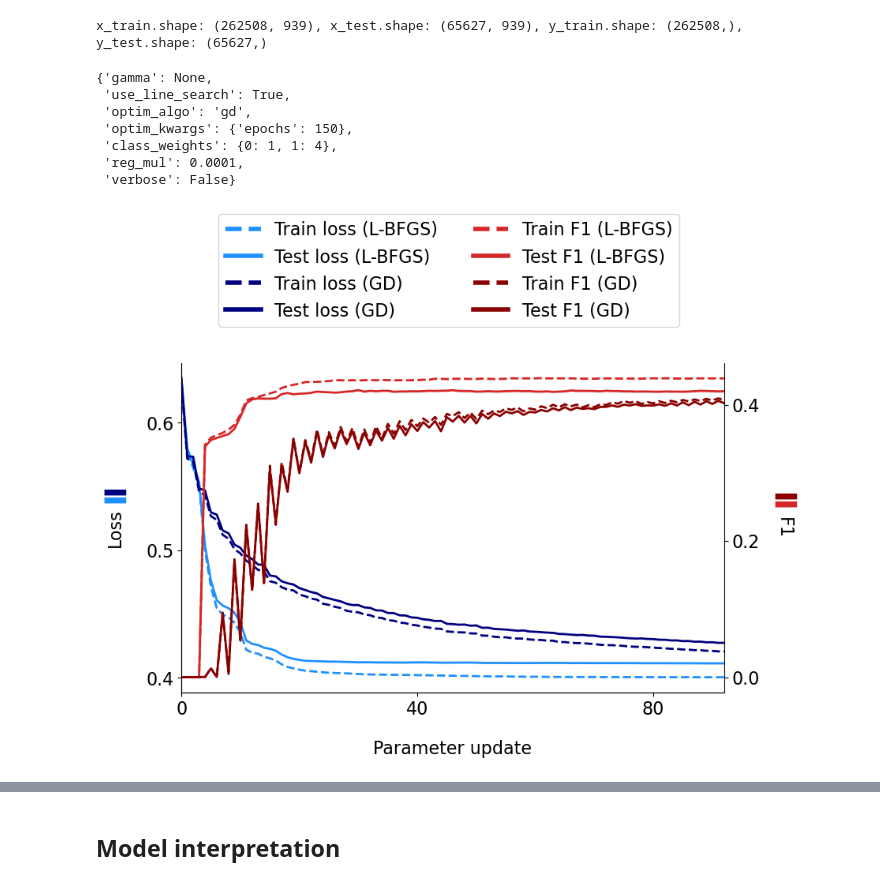
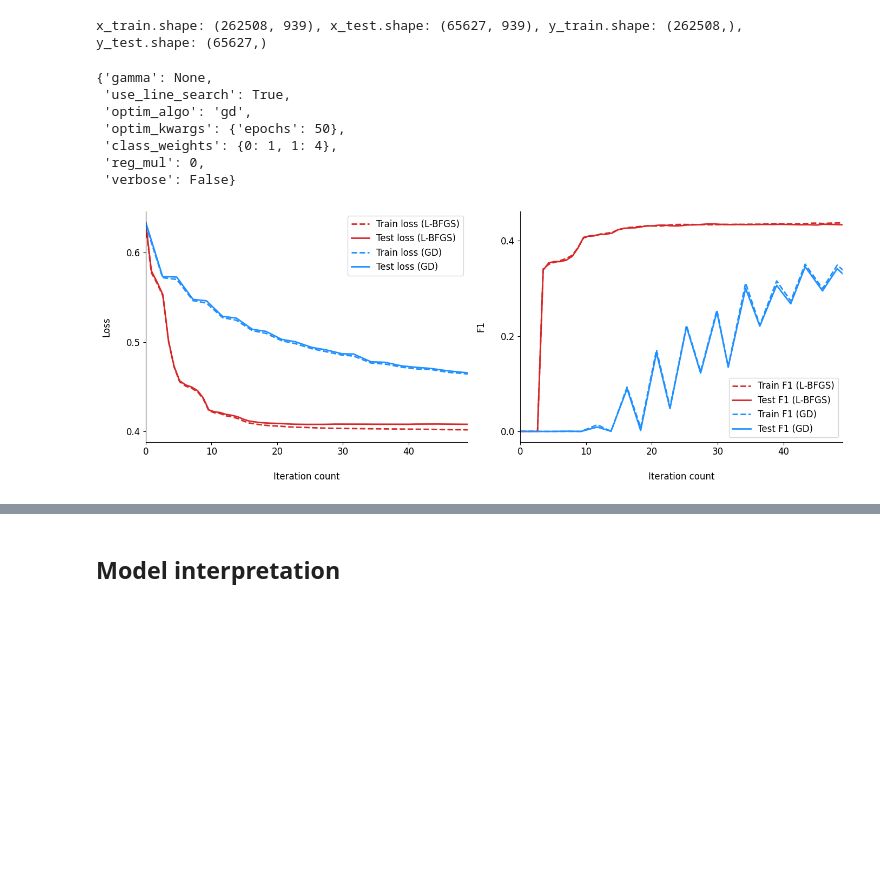
Before and after one commit to CS-433/linden_league_project1, a Jupyter notebook: analysis.ipynb, the cells around one changed output, grey strips where cells are left out. Drawn from its saved outputs; the diff is of its cells as text; code cells hidden in the pictures; blank space fills up the shorter version.

Commit message:
Redesigned plots in analysis notebook.

```diff
--- a/analysis.ipynb
+++ b/analysis.ipynb
@@ -190,7 +251,7 @@ def update_callback(w, x, y, epoch, model, **kwargs):
 ### make a new hyperparams dict
 new_hps = deepcopy(logreg["hyperparams"])
 new_hps["optim_algo"] = "gd"
-new_hps["optim_kwargs"] = {'epochs': 150}
+new_hps["optim_kwargs"] = {'epochs': 50}
 # new_hps["optim_algo"] = "sgd"
 # new_hps["optim_kwargs"] = {'epochs': 3, "batch_size": 256}
 # new_hps["use_line_search"] = False
@@ -200,9 +261,9 @@ new_hps
 {'gamma': None,
  'use_line_search': True,
  'optim_algo': 'gd',
- 'optim_kwargs': {'epochs': 150},
+ 'optim_kwargs': {'epochs': 50},
  'class_weights': {0: 1, 1: 4},
- 'reg_mul': 0.0001,
+ 'reg_mul': 0,
  'verbose': False}
 # %%
 ### train
@@ -215,60 +276,45 @@ model = model.fit(x_train, y_train)
 history_gd = deepcopy(history)
 # history_sgd = deepcopy(history)
 # %%
-### plot
-fontsize = 16
+fontsize = 12
 linewidth = 2
 
-fig, ax1 = plt.subplots(figsize=(9, 5.3))
-ax1.plot(history_lbfgs["train_loss"], color="dodgerblue", linestyle="--", label="Train loss (L-BFGS)", linewidth=linewidth)
-ax1.plot(history_lbfgs["test_loss"], color="dodgerblue", label="Test loss (L-BFGS)", linewidth=linewidth)
-ax1.plot(history_gd["train_loss"], color="navy", linestyle="--", label="Train loss (GD)", linewidth=linewidth)
-ax1.plot(history_gd["test_loss"], color="navy", label="Test loss (GD)", linewidth=linewidth)
-ax1.set_xlabel("Parameter update", fontsize=fontsize, labelpad=20)
+# Create a figure with two subplots side by side
+fig, (ax1, ax2) = plt.subplots(ncols=2, figsize=(14, 5.3))
+
+# Plot 1: Loss
+ax1.plot(history_lbfgs["time_elapsed"], history_lbfgs["train_loss"], color="tab:red", linestyle="--", label="Train loss (L-BFGS)", linewidth=linewidth)
+ax1.plot(history_lbfgs["time_elapsed"], history_lbfgs["test_loss"], color="tab:red", label="Test loss (L-BFGS)", linewidth=linewidth)
+ax1.plot(history_gd["time_elapsed"], history_gd["train_loss"], color="dodgerblue", linestyle="--", label="Train loss (GD)", linewidth=linewidth)
+ax1.plot(history_gd["time_elapsed"], history_gd["test_loss"], color="dodgerblue", label="Test loss (GD)", linewidth=linewidth)
+
+ax1.set_xlabel("Iteration count", fontsize=fontsize, labelpad=20)
 ax1.set_ylabel("Loss", fontsize=fontsize, labelpad=20)
-
-ax2 = ax1.twinx()
-ax2.plot(history_lbfgs["train_f1"], color="tab:red", linestyle="--", label="Train F1 (L-BFGS)", linewidth=linewidth)
-ax2.plot(history_lbfgs["test_f1"], color="tab:red", label="Test F1 (L-BFGS)", linewidth=linewidth)
-ax2.plot(history_gd["train_f1"], color="darkred", linestyle="--", label="Train F1 (GD)", linewidth=linewidth)
-ax2.plot(history_gd["test_f1"], color="darkred", label="Test F1 (GD)", linewidth=linewidth)
-ax2.set_ylabel("F1", fontsize=fontsize, labelpad=30, rotation=270)
-
-### make legend
-lines, labels = ax1.get_legend_handles_labels()
-lines2, labels2 = ax2.get_legend_handles_labels()
-leg = fig.legend(lines + lines2, labels + labels2, loc="upper center", fontsize=fontsize, ncol=2, bbox_to_anchor=(0.5, 1.35))
-for line in leg.get_lines():
-    line.set_linewidth(4.0)
-
-### remove top and right spines
+ax1.legend(loc="upper right", fontsize=fontsize)
 ax1.spines["top"].set_visible(False)
 ax1.spines["right"].set_visible(False)
-ax2.spines["top"].set_visible(False)
-
-### ticks
 ax1.set_yticks([.4, .5, .6])
 ax1.tick_params(axis="both", which="major", labelsize=fontsize)
-ax1.set_xlim(0, min(len(history_lbfgs["train_loss"]), len(history_gd["train_loss"])) - 1)
+ax1.set_xlim(0, min(len(history_lbfgs["time_elapsed"]), len(history_gd["time_elapsed"])) - 1)
 
+# Plot 2: F1
+ax2.plot(history_lbfgs["time_elapsed"], history_lbfgs["train_f1"], color="tab:red", linestyle="--", label="Train F1 (L-BFGS)", linewidth=linewidth)
+ax2.plot(history_lbfgs["time_elapsed"], history_lbfgs["test_f1"], color="tab:red", label="Test F1 (L-BFGS)", linewidth=linewidth)
+ax2.plot(history_gd["time_elapsed"], history_gd["train_f1"], color="dodgerblue", linestyle="--", label="Train F1 (GD)", linewidth=linewidth)
+ax2.plot(history_gd["time_elapsed"], history_gd["test_f1"], color="dodgerblue", label="Test F1 (GD)", linewidth=linewidth)
+
+ax2.set_xlabel("Iteration count", fontsize=fontsize, labelpad=20)
+ax2.set_ylabel("F1", fontsize=fontsize, labelpad=20)
+ax2.legend(loc="lower right", fontsize=fontsize)
+ax2.spines["top"].set_visible(False)
+ax2.spines["right"].set_visible(False)
 ax2.set_yticks([0, .2, .4])
 ax2.tick_params(axis="both", which="major", labelsize=fontsize)
-ax2.set_xlim(0, min(len(history_lbfgs["train_loss"]), len(history_gd["train_loss"])) - 1)
-
-ax1.set_xticks([0, 40, 80])
-
-### add grid
-# ax1.grid(True, linestyle='--', alpha=0.5)
-# ax2.grid(True, linestyle='--', alpha=0.5)
-fig.text(0.014, 0.64, "━", color="dodgerblue", fontsize=fontsize*2, va="center")
-fig.text(0.014, 0.66, "━", color="navy", fontsize=fontsize*2, va="center")
-fig.text(0.959, 0.63, "━", color="tab:red", fontsize=fontsize*2, va="center")
-fig.text(0.959, 0.65, "━", color="darkred", fontsize=fontsize*2, va="center")
+ax2.set_xlim(0, min(len(history_lbfgs["time_elapsed"]), len(history_gd["time_elapsed"])) - 1)
 
 fig.tight_layout()
+fig.savefig("optim_algo_loss_f1_comparison.pdf", bbox_inches="tight")
+
 plt.show()
-
-### save as pdf
-fig.savefig("optim_algo_comparison.pdf", bbox_inches="tight")
 # %% [output]
-[figure, old version]
+[figure, new version]
```
Also changed, not shown: parts of 12 cells of this notebook.
